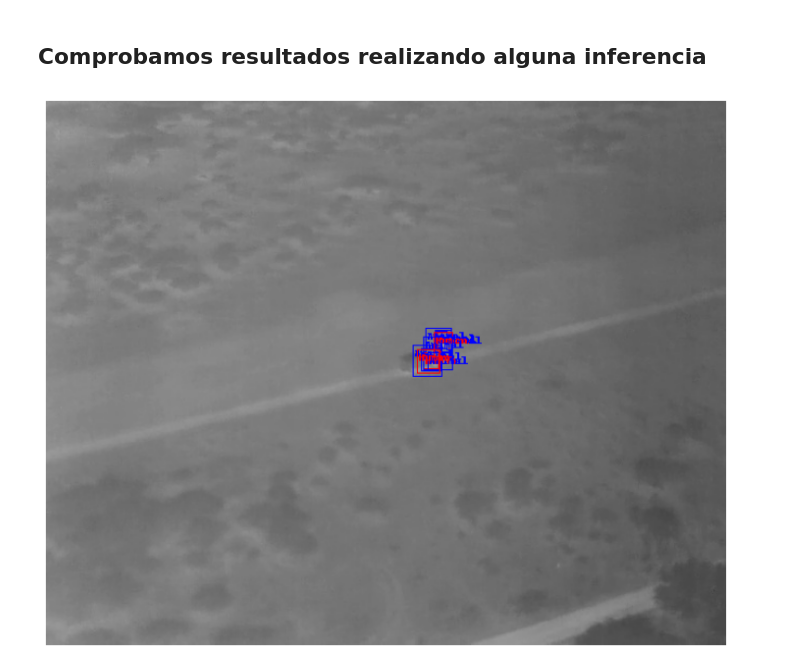
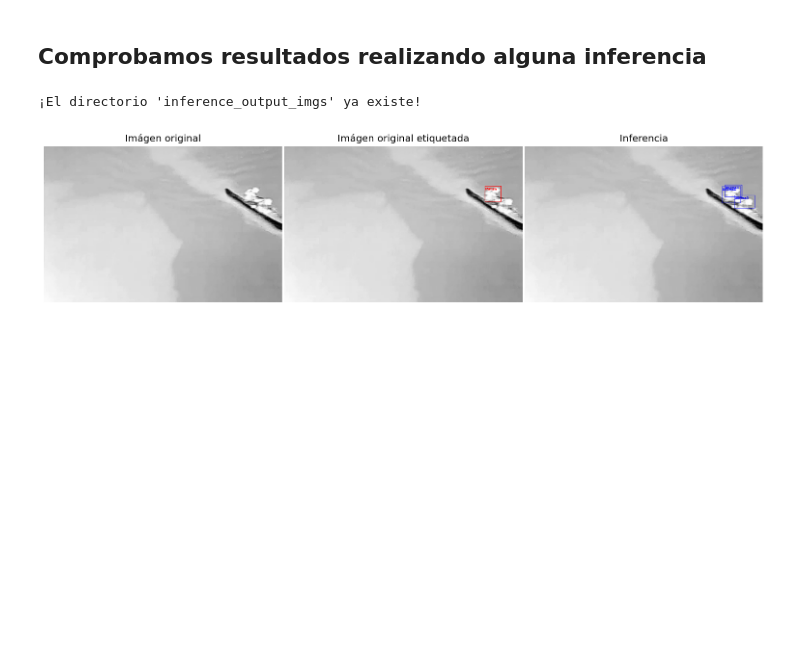
Before and after one commit to jesusBV20/UAV_IR_Surveillance, a Jupyter notebook: train_example.ipynb, the cells around one changed output. Saved outputs shown, nothing was run; the diff lists cells and outputs as text; code cells hidden in the pictures; blank space fills up the shorter version.

```diff
--- a/train_example.ipynb
+++ b/train_example.ipynb
@@ -214,38 +257,75 @@ Epoch: [0]  [130/200]  eta: 0:01:46  lr: 0.003293  loss: 0.4212 (0.5728)  loss_c
 # %% [markdown]
 ## Comprobamos resultados realizando alguna inferencia
+# %%
+OUTPUT_INFERENCE_PATH = "inference_output_imgs"
+
+try:
+  os.mkdir(OUTPUT_INFERENCE_PATH)
+  print("¡Directorio '{}' creado!".format(OUTPUT_INFERENCE_PATH))
+except:
+  os.
+  print("¡El directorio '{}' ya existe!".format(OUTPUT_INFERENCE_PATH))
+# %% [output]
+¡El directorio 'inference_output_imgs' ya existe!
 # %%
 from torchvision import transforms as T
 
 transforms = get_transform()
 
 # Seleccionamos el vídeo y el frame
-movie_id = 21
-frame = 250
+data_path = TEST_DATA_PATH
+movie_id = 10
+frame = 240
 
-dataset = BIRDSAIDataset(TRAIN_DATA_PATH, get_transform())
+dataset = BIRDSAIDataset(data_path, transforms)
 frame_init, frame_end, n_frames = dataset.getMovieBoxInfo(movie_id)
 
 # Recogemos la img del dataset
-img, _ = dataset[frame_init + frame]
+img, target = dataset[frame_init + frame]
 images = [img.to(device)]
+
+# Cargamos el modelo entrenado
+num_classes = 3
+model = get_tunned_model(num_classes)
+
+model.to(device)
+model.load_state_dict(torch.load("model_AUVIR_test.pt"))
 
 # Inferimos
 model_eval = model.eval()
 outputs = model_eval(images)
 
 # Mostramos el resultado
-FIGSIZE = [16, 9]
-RES = 1280 # 720p
+FIGSIZE = [16, 9/2]
+RES = 1920 # Full HD
 
 transform_toImg = T.ToPILImage()
 img = transform_toImg(img)
+
+img_box_real = imgBoxes(img, target["boxes"], target["labels"])
 img_box = imgBoxes(img, outputs[0]["boxes"], outputs[0]["labels"])
 
 fig = plt.figure(figsize=FIGSIZE, dpi=RES/FIGSIZE[0])
-ax = fig.add_subplot()
-ax.axis('off')
+ax1, ax2, ax3 = fig.subplots(1,3)
+plt.subplots_adjust(wspace=0.01)
 
-ax.imshow(img_box)
+ax1.axis('off')
+ax2.axis("off")
+ax3.axis("off")
+
+ax1.set_title("Imágen original")
+ax2.set_title("Imágen original etiquetada")
+ax3.set_title("Inferencia")
+
+ax1.imshow(img)
+ax2.imshow(img_box_real)
+ax3.imshow(img_box)
+
+plt.savefig(os.path.join(OUTPUT_INFERENCE_PATH,
+                         "{}-{}_{}.png".format(data_path,
+                                               str(movie_id).zfill(4),
+                                               str(frame).zfill(5)) ),
+            bbox_inches='tight', pad_inches = 0)
 plt.show()
 # %% [output]
-[figure, old version]
+[figure, new version]
```
Also changed, not shown: parts of 5 cells of this notebook, 1 other file.
